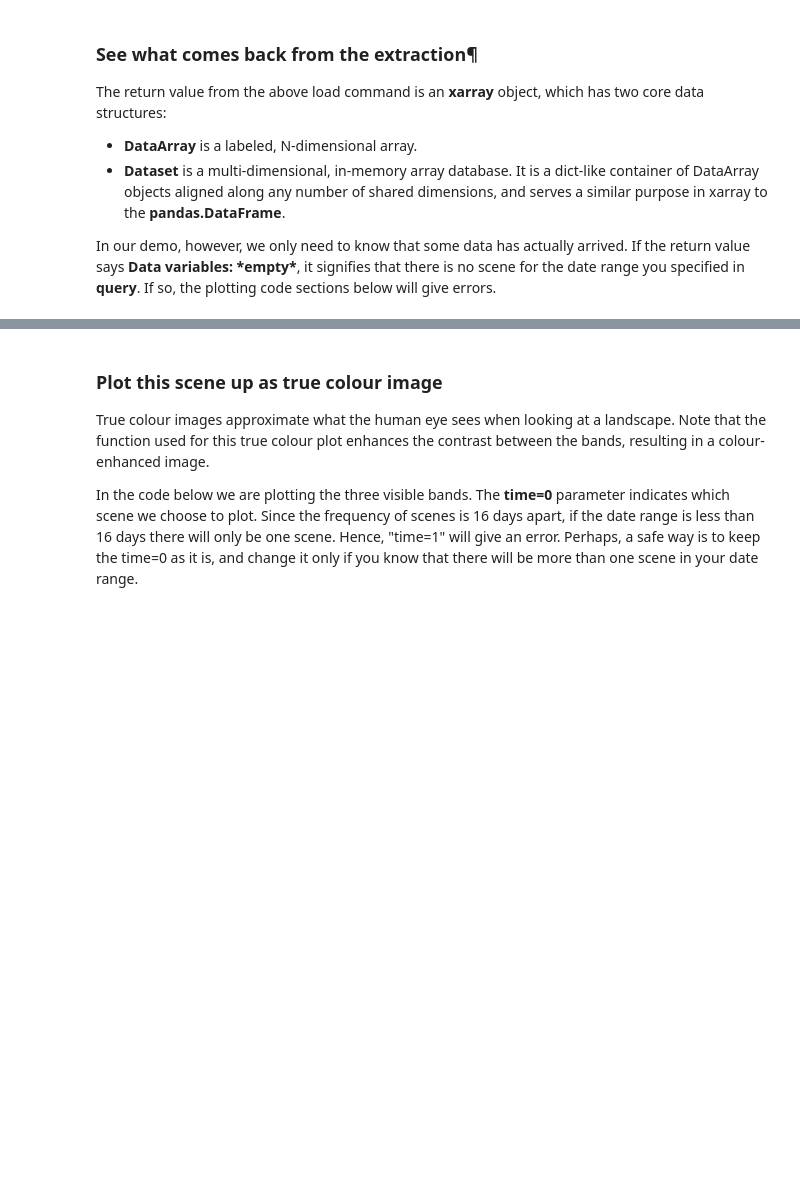
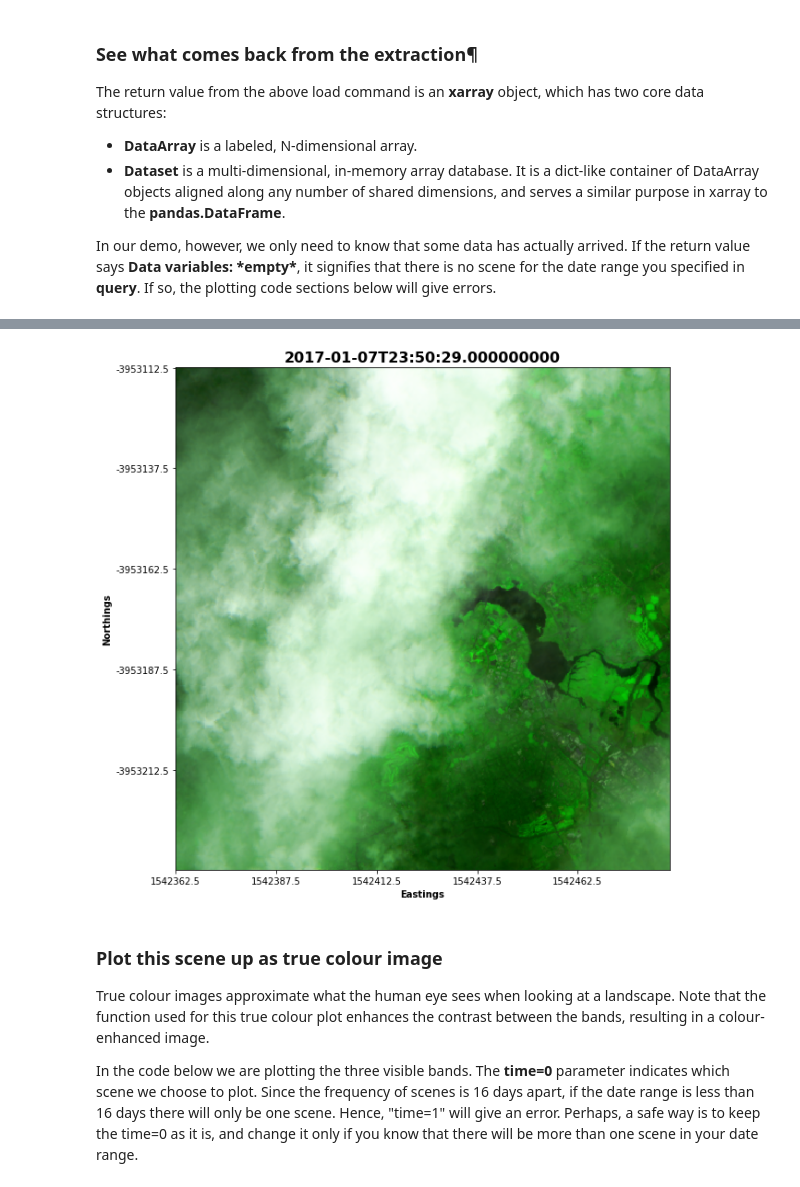
Before and after one commit to senani/digitalearthau, a Jupyter notebook: docs/Landsats/GettingStartedWithLandSats5-7-8.ipynb, the cells around one changed output, grey strips where cells are left out. Cells and saved outputs as stored; diff of their text form; code cells hidden in the pictures; blank space fills up the shorter version.

```diff
--- a/docs/Landsats/GettingStartedWithLandSats5-7-8.ipynb
+++ b/docs/Landsats/GettingStartedWithLandSats5-7-8.ipynb
@@ -515,23 +564,15 @@ Optional:
 # %%
-def three_band_image(ds, bands, time=0, figsize=[10, 10], contrast_enhance=True, title='My Plot',
-                     projection='projected'):
-    try:
-        t, y, x = ds[bands[0]].shape
-        rawimg = np.zeros((y, x, 3), dtype=np.float32)
-        for i, colour in enumerate(bands):
-            rawimg[:, :, i] = ds[colour][time].values
 
-    except ValueError:
-        y, x = ds[bands[0]].shape
-        rawimg = np.zeros((y, x, 3), dtype=np.float32)
-        for i, colour in enumerate(bands):
-            rawimg[:, :, i] = ds[colour].values
+def three_band_image(ds, bands, time=0, figsize=[10, 10], contrast_enhance=True, title='My Plot', projection='projected'):
+    t, y, x = ds[bands[0]].shape
+    rawimg = np.zeros((y, x, 3), dtype=np.float32)
+    for i, colour in enumerate(bands):
+        rawimg[:, :, i] = ds[colour][time].values
 
     rawimg[rawimg == -999] = np.nan
 
     if contrast_enhance:
         img_toshow = exposure.equalize_hist(rawimg, mask=np.isfinite(rawimg))
-
     else:
         img_toshow = rawimg / 5000
 
@@ -539,22 +580,16 @@ def three_band_image(ds, bands, time=0, figsize=[10, 10], contrast_enhance=True,
     plt.imshow(img_toshow)
     ax = plt.gca()
 
-    try:
-        ax.set_title(str(ds.time[time].values), fontweight='bold', fontsize=16)
-
-    except:
-        ax.set_title(title, fontweight='bold', fontsize=16)
-
+    ax.set_title(str(ds.time[time].values), fontweight='bold', fontsize=16)
     ax.set_xticklabels(ds.x.values)
     ax.set_yticklabels(ds.y.values)
 
-    if projection == 'geographic':
-        ax.set_xlabel('Longitude', fontweight='bold')
-        ax.set_ylabel('Latitude', fontweight='bold')
-
-    else:
-        ax.set_xlabel('Eastings', fontweight='bold')
-        ax.set_ylabel('Northings', fontweight='bold')
+    ax.set_xlabel('Eastings', fontweight='bold')
+    ax.set_ylabel('Northings', fontweight='bold')
+# %%
+three_band_image(ds, bands = ['red', 'nir', 'blue'], time = 0)
+# %% [output]
+[figure, added]
 # %%
 def three_band_image_subplots(ds, bands, num_cols, contrast_enhance=False, figsize=[10, 10],
 projection='projected', left=0.125, right=0.9, bottom=0.1, top=0.9, wspace=0.2, hspace=0.4):
```
Also changed, not shown: parts of 17 cells of this notebook.
